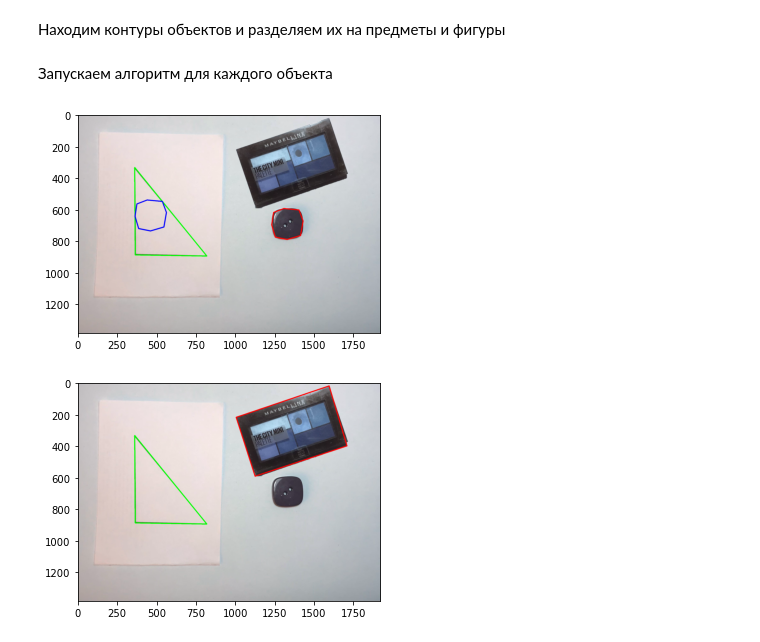
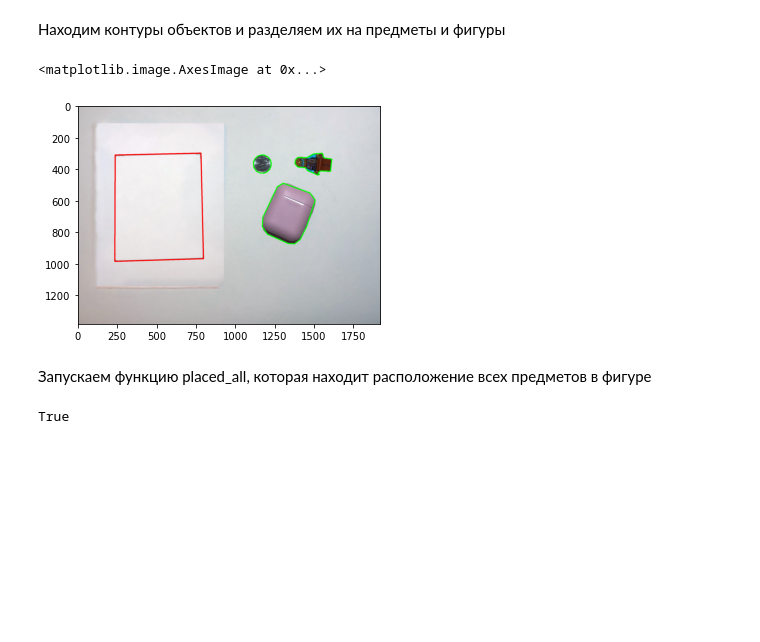
Before and after one commit to Drozdova-Daria/intelligent_placer, a Jupyter notebook: description.ipynb, the cells around one changed output. Cells and saved outputs as stored; diff of their text form; code cells hidden in the pictures; blank space fills up the shorter version.

```diff
--- a/description.ipynb
+++ b/description.ipynb
@@ -23,19 +47,18 @@ figure, objects = classify_objects(objects_contours)
+# %%
+objects_contours = get_objects_contours(image)
+figure, objects = classify_objects(objects_contours)
+
+draw_contour(image, figure, (255, 0, 0))
+for object_ in objects:
+    draw_contour(image, object_, (0, 255, 0))
+plt.imshow(image)
+# %% [output]
+<matplotlib.image.AxesImage at 0x...>
+[figure, added]
 # %% [markdown]
-Запускаем алгоритм для каждого объекта
+Запускаем функцию placed_all, которая находит расположение всех предметов в фигуре
-# %%
-for j in range(len(objects)):
-    image_ = image.copy()
-
-    draw_contour(image_, objects[j], (255, 0, 0))
-    draw_contour(image_, figure, (0, 255, 0))
-
-    check, coordinates = check_location(figure, objects[j].copy())
-
-    if check:
-        draw_contour(image_, coordinates, (0, 0, 255))
-
-    plt.imshow(image_)
-    plt.show()
-# %% [output]
-[figure, removed]
-[figure, removed]
+# %%
+placed, placed_objects = placed_all(figure, objects, image.copy())
+placed
+# %% [output]
+True
```
Also changed, not shown: parts of 26 cells of this notebook.
